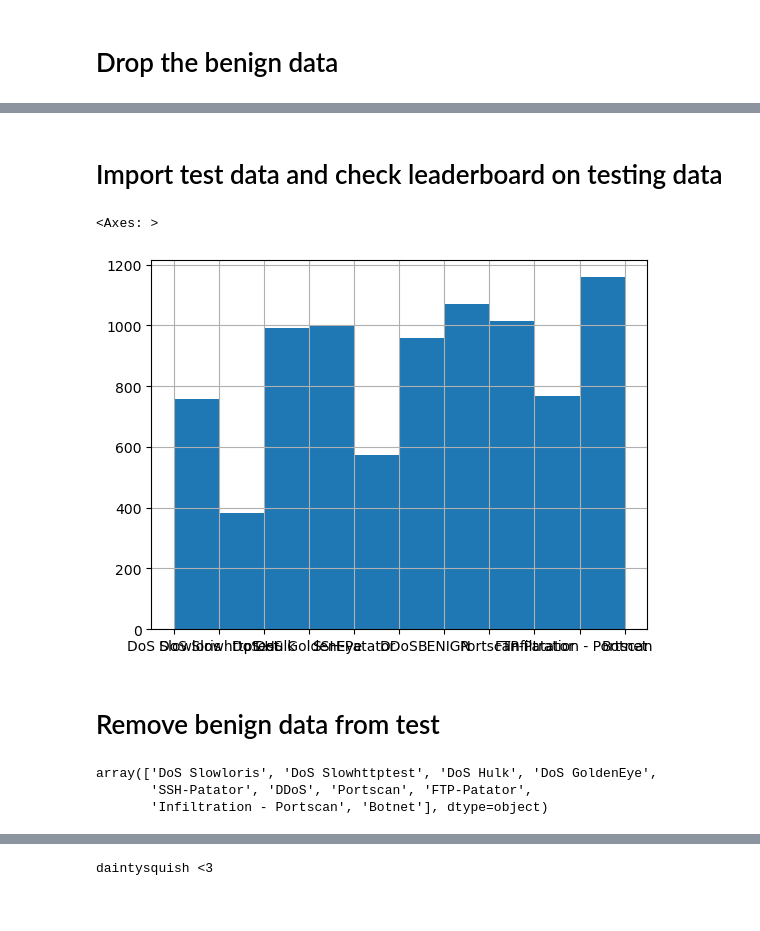
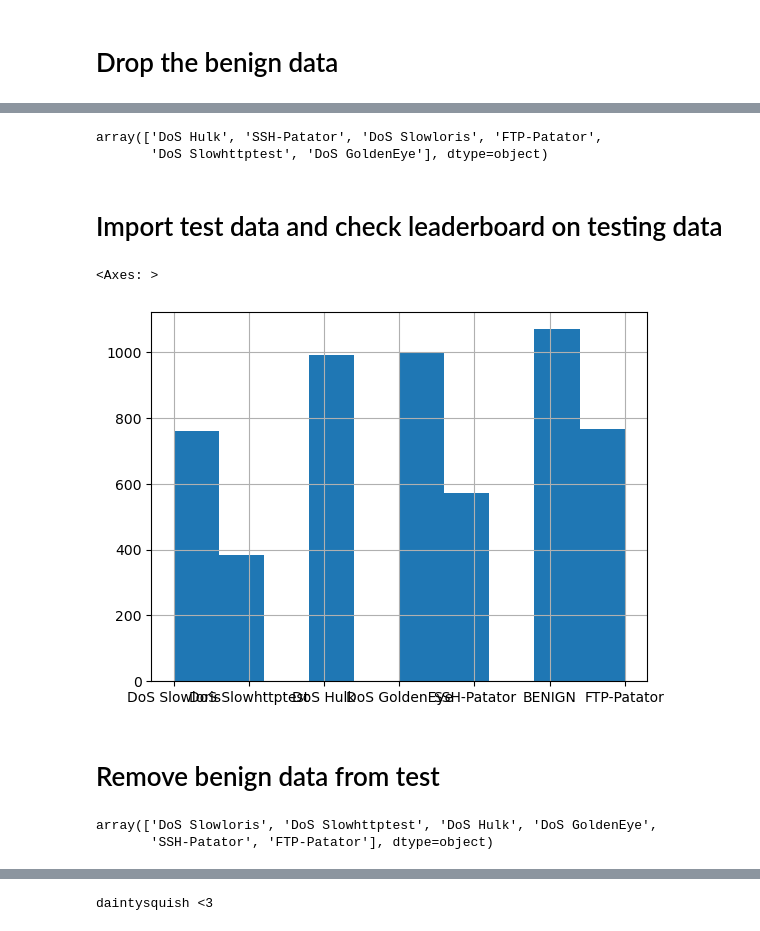
Before and after one commit to navya144/modular_ids_framework, a Jupyter notebook: non_persistent_model.ipynb, the cells around one changed output, grey strips where cells are left out. Cells and saved outputs as stored; diff of their text form; code cells hidden in the pictures.

```diff
--- a/non_persistent_model.ipynb
+++ b/non_persistent_model.ipynb
@@ -93,11 +71,21 @@ TabularPredictor saved. To load, use: predictor = TabularPredictor.load("/Users/
+# %%
+testbed_training['Label'].unique()
+# %% [output]
+array(['DoS Hulk', 'SSH-Patator', 'DoS Slowloris', 'FTP-Patator',
+       'DoS Slowhttptest', 'DoS GoldenEye'], dtype=object)
 # %% [markdown]
 # Import test data and check leaderboard on testing data
 # %%
 test_df = pd.read_csv('cic_ids_2017_test.csv')
+
+# postscan overlaps with recon in persistent dataset, DDoS dont have a good way to test, botnet small dataset not good way to test.
+unused = ['Infiltration - Portscan', 'Portscan', 'DDoS', 'Botnet']
+
+test_df = test_df.loc[~test_df['Label'].isin(unused)]
 test_df['Label'].hist()
 # %% [output]
 <Axes: >
-[figure, old version]
+[figure, new version]
 # %% [markdown]
 # Remove benign data from test
 # %%
@@ -106,5 +94,4 @@ test_df = test_df[non_benign_mask]
 test_df['Label'].unique()
 # %% [output]
 array(['DoS Slowloris', 'DoS Slowhttptest', 'DoS Hulk', 'DoS GoldenEye',
-       'SSH-Patator', 'DDoS', 'Portscan', 'FTP-Patator',
-       'Infiltration - Portscan', 'Botnet'], dtype=object)
+       'SSH-Patator', 'FTP-Patator'], dtype=object)
```
Also changed, not shown: parts of 29 cells of this notebook, 6 other files.
